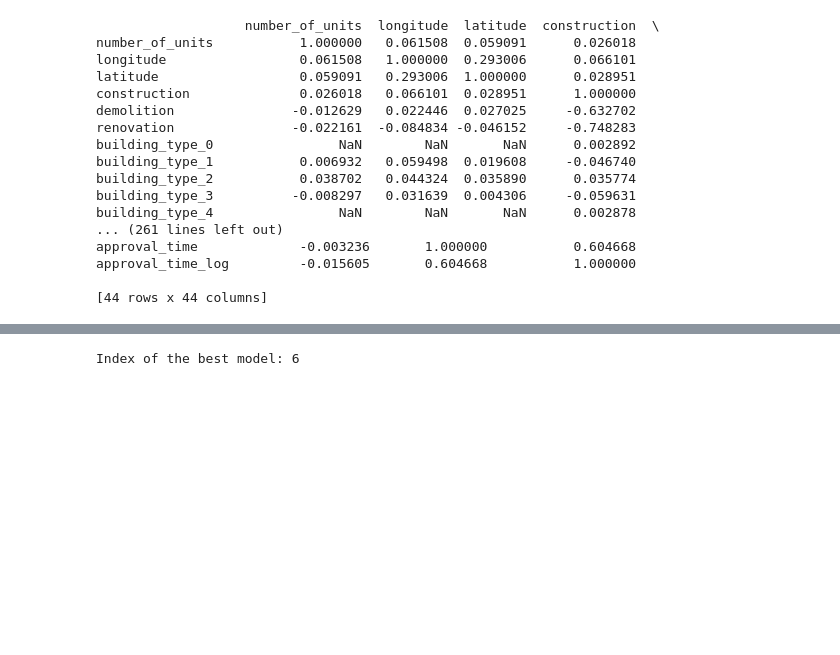
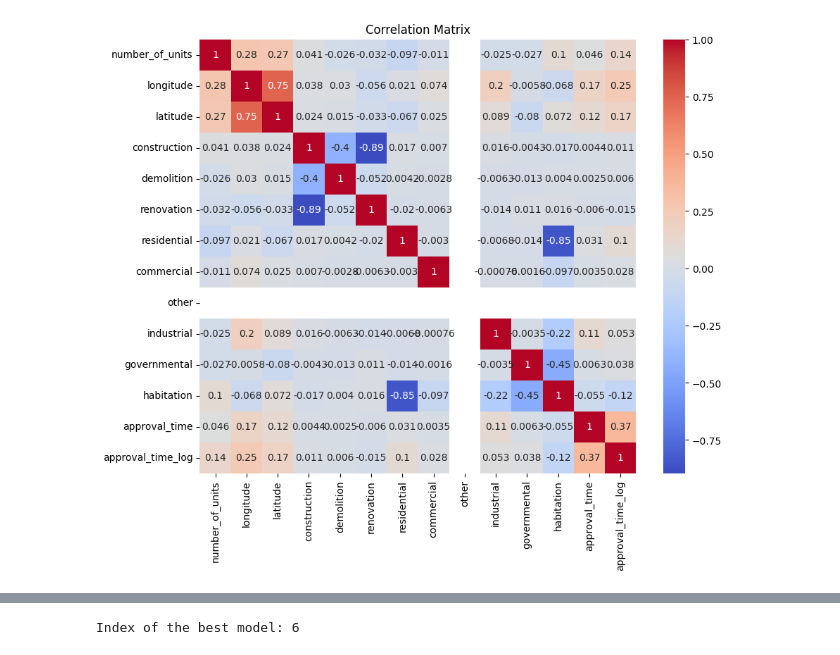
Before and after one commit to bhargobdeka/Real-estate-ML, a Jupyter notebook: notebooks/training.ipynb, the cells around one changed output, grey strips where cells are left out. Drawn from its saved outputs; the diff is of its cells as text; code cells hidden in the pictures; blank space fills up the shorter version.

```diff
--- a/notebooks/training.ipynb
+++ b/notebooks/training.ipynb
@@ -75,30 +65,14 @@ df.head(5)
 # %%
 # obtain the correlation matrix
 corr = df.corr()
-print(corr)
+# print(corr)
 
-# plt.figure(figsize=(10, 8))
-# sns.heatmap(corr, annot=True, cmap='coolwarm')
-# plt.title('Correlation Matrix')
-# plt.show()
+plt.figure(figsize=(10, 8))
+sns.heatmap(corr, annot=True, cmap='coolwarm')
+plt.title('Correlation Matrix')
+plt.show()
 # %% [output]
-                   number_of_units  longitude  latitude  construction  \
-number_of_units           1.000000   0.061508  0.059091      0.026018
-longitude                 0.061508   1.000000  0.293006      0.066101
-latitude                  0.059091   0.293006  1.000000      0.028951
-construction              0.026018   0.066101  0.028951      1.000000
-demolition               -0.012629   0.022446  0.027025     -0.632702
-renovation               -0.022161  -0.084834 -0.046152     -0.748283
-building_type_0                NaN        NaN       NaN      0.002892
-building_type_1           0.006932   0.059498  0.019608     -0.046740
-building_type_2           0.038702   0.044324  0.035890      0.035774
-building_type_3          -0.008297   0.031639  0.004306     -0.059631
-building_type_4                NaN        NaN       NaN      0.002878
-... (261 lines left out)
-approval_time             -0.003236       1.000000           0.604668
-approval_time_log         -0.015605       0.604668           1.000000
-
-[44 rows x 44 columns]
+[figure, added]
 # %%
 # create two dataframes; one with all others and approval time and one with all others and log approval time
 new_df = df.drop(['approval_time_log'], axis=1)
```
Also changed, not shown: parts of 13 cells of this notebook, 5 other files.
